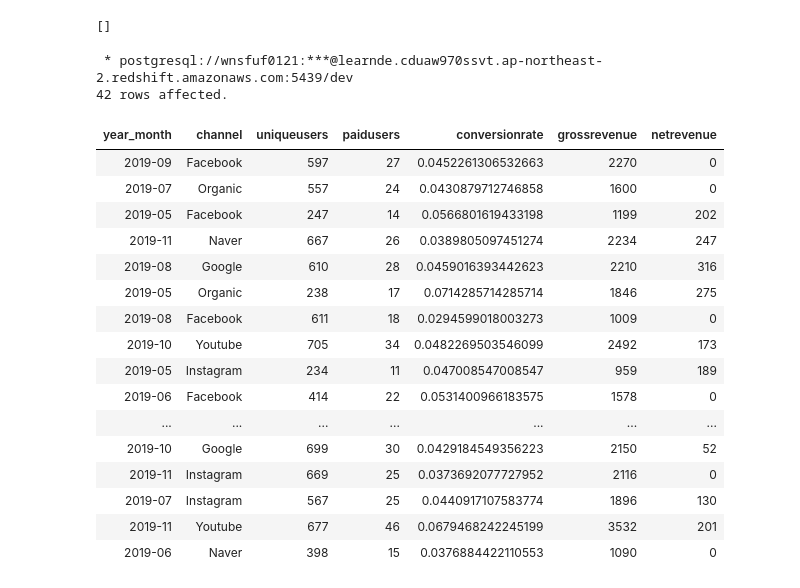
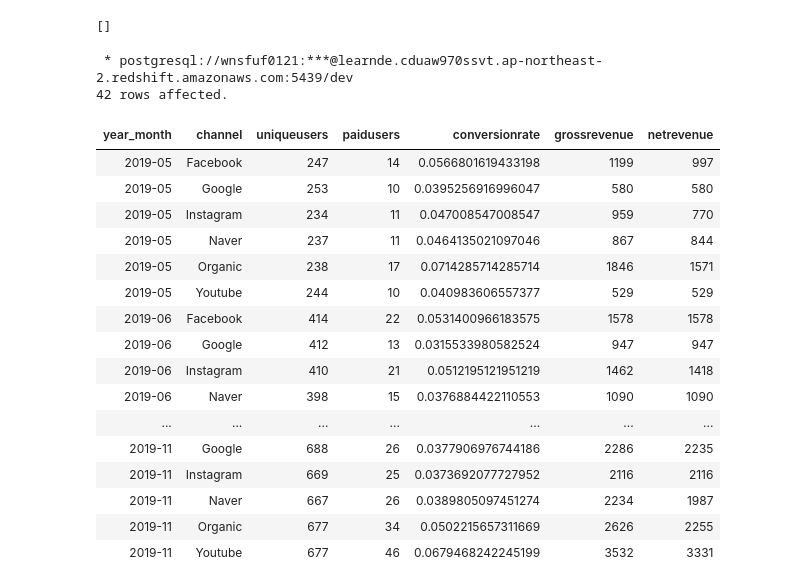
Before and after one commit to DeepFlame-JR/Data_Engineering_KIT, a Jupyter notebook: Week2/2주차 SQL 실습.ipynb, the cells around one changed output. Cells and saved outputs as stored; diff of their text form; code cells hidden in the pictures.

```diff
--- a/Week2/2주차 SQL 실습.ipynb
+++ b/Week2/2주차 SQL 실습.ipynb
@@ -1073,24 +1174,24 @@ Done.
 []
 # %%
 %%sql
-SELECT * FROM wnsfuf0121.assign_table;
+SELECT * FROM wnsfuf0121.assign_table  ORDER BY 1, 2;
 # %% [output]
  * postgresql://wnsfuf0121:***@learnde.cduaw970ssvt.ap-northeast-2.redshift.amazonaws.com:5439/dev
 42 rows affected.
 | year_month | channel | uniqueusers | paidusers | conversionrate | grossrevenue | netrevenue |
-| 2019-09 | Facebook | 597 | 27 | 0.0452261306532663 | 2270 | 0 |
-| 2019-07 | Organic | 557 | 24 | 0.0430879712746858 | 1600 | 0 |
-| 2019-05 | Facebook | 247 | 14 | 0.0566801619433198 | 1199 | 202 |
-| 2019-11 | Naver | 667 | 26 | 0.0389805097451274 | 2234 | 247 |
-| 2019-08 | Google | 610 | 28 | 0.0459016393442623 | 2210 | 316 |
-| 2019-05 | Organic | 238 | 17 | 0.0714285714285714 | 1846 | 275 |
-| 2019-08 | Facebook | 611 | 18 | 0.0294599018003273 | 1009 | 0 |
-| 2019-10 | Youtube | 705 | 34 | 0.0482269503546099 | 2492 | 173 |
-| 2019-05 | Instagram | 234 | 11 | 0.047008547008547 | 959 | 189 |
-| 2019-06 | Facebook | 414 | 22 | 0.0531400966183575 | 1578 | 0 |
+| 2019-05 | Facebook | 247 | 14 | 0.0566801619433198 | 1199 | 997 |
+| 2019-05 | Google | 253 | 10 | 0.0395256916996047 | 580 | 580 |
+| 2019-05 | Instagram | 234 | 11 | 0.047008547008547 | 959 | 770 |
+| 2019-05 | Naver | 237 | 11 | 0.0464135021097046 | 867 | 844 |
+| 2019-05 | Organic | 238 | 17 | 0.0714285714285714 | 1846 | 1571 |
+| 2019-05 | Youtube | 244 | 10 | 0.040983606557377 | 529 | 529 |
+| 2019-06 | Facebook | 414 | 22 | 0.0531400966183575 | 1578 | 1578 |
+| 2019-06 | Google | 412 | 13 | 0.0315533980582524 | 947 | 947 |
+| 2019-06 | Instagram | 410 | 21 | 0.0512195121951219 | 1462 | 1418 |
+| 2019-06 | Naver | 398 | 15 | 0.0376884422110553 | 1090 | 1090 |
 | ... | ... | ... | ... | ... | ... | ... |
-| 2019-10 | Google | 699 | 30 | 0.0429184549356223 | 2150 | 52 |
-| 2019-11 | Instagram | 669 | 25 | 0.0373692077727952 | 2116 | 0 |
-| 2019-07 | Instagram | 567 | 25 | 0.0440917107583774 | 1896 | 130 |
-| 2019-11 | Youtube | 677 | 46 | 0.0679468242245199 | 3532 | 201 |
-| 2019-06 | Naver | 398 | 15 | 0.0376884422110553 | 1090 | 0 |
+| 2019-11 | Google | 688 | 26 | 0.0377906976744186 | 2286 | 2235 |
+| 2019-11 | Instagram | 669 | 25 | 0.0373692077727952 | 2116 | 2116 |
+| 2019-11 | Naver | 667 | 26 | 0.0389805097451274 | 2234 | 1987 |
+| 2019-11 | Organic | 677 | 34 | 0.0502215657311669 | 2626 | 2255 |
+| 2019-11 | Youtube | 677 | 46 | 0.0679468242245199 | 3532 | 3331 |
```
Also changed, not shown: parts of 8 cells of this notebook.
